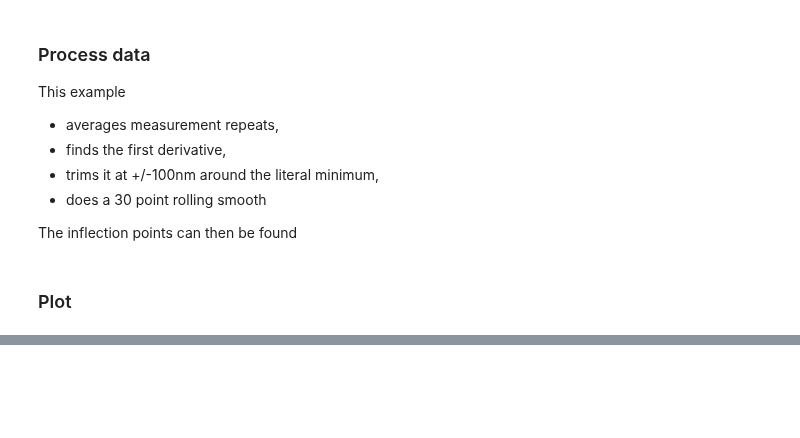
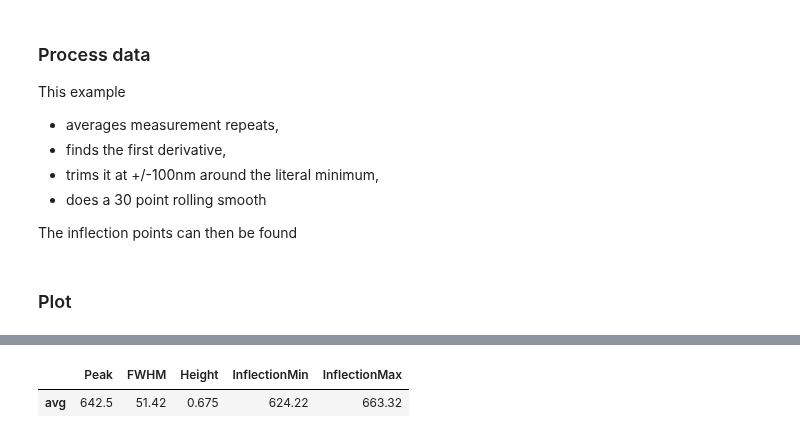
Before and after one commit to calcut/dwt-optical, a Jupyter notebook: jupyter_process_data.ipynb, the cells around one changed output, grey strips where cells are left out. Saved outputs shown, nothing was run; the diff lists cells and outputs as text; code cells hidden in the pictures; blank space fills up the shorter version.

```diff
--- a/jupyter_process_data.ipynb
+++ b/jupyter_process_data.ipynb
@@ -123,0 +120,5 @@ plt.show()
+# %%
+dp.get_stats(merged_df)
+# %% [output]
+|  | Peak | FWHM | Height | InflectionMin | InflectionMax |
+| avg | 642.5 | 51.42 | 0.675 | 624.22 | 663.32 |
```
Also changed, not shown: parts of 2 cells of this notebook.
